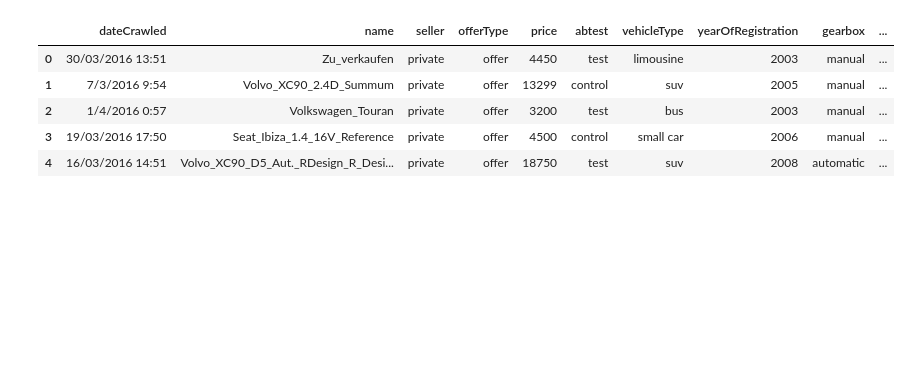
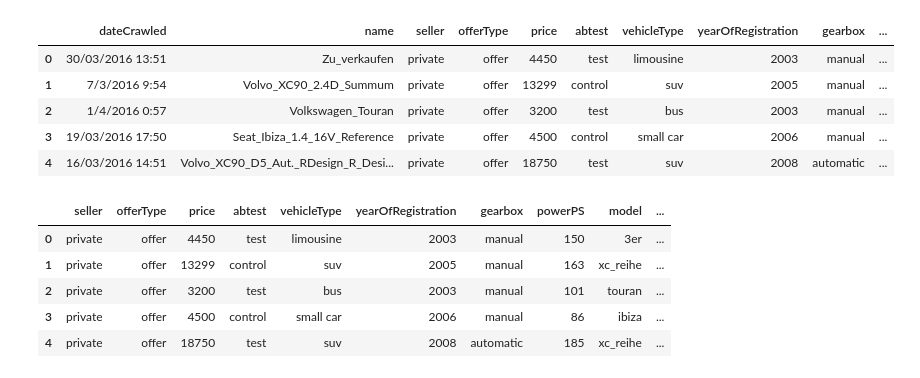
Before and after one commit to Shidhu348/T-N-T-Lab, a Jupyter notebook: Day9/lab12.ipynb, the cells around one changed output. Cells and saved outputs as stored; diff of their text form; code cells hidden in the pictures; blank space fills up the shorter version.

```diff
--- a/Day9/lab12.ipynb
+++ b/Day9/lab12.ipynb
@@ -18,3 +42,14 @@ df.head()
 | 2 | 1/4/2016 0:57 | Volkswagen_Touran | private | offer | 3200 | test | bus | 2003 | manual | ... |
 | 3 | 19/03/2016 17:50 | Seat_Ibiza_1.4_16V_Reference | private | offer | 4500 | control | small car | 2006 | manual | ... |
 | 4 | 16/03/2016 14:51 | Volvo_XC90_D5_Aut._RDesign_R_Desi... | private | offer | 18750 | test | suv | 2008 | automatic | ... |
+# %%
+cols = ['dateCrawled', 'name', 'dateCreated', 'lastSeen']
+df.drop(columns=cols, inplace=True)
+df.head()
+# %% [output]
+|  | seller | offerType | price | abtest | vehicleType | yearOfRegistration | gearbox | powerPS | model | ... |
+| 0 | private | offer | 4450 | test | limousine | 2003 | manual | 150 | 3er | ... |
+| 1 | private | offer | 13299 | control | suv | 2005 | manual | 163 | xc_reihe | ... |
+| 2 | private | offer | 3200 | test | bus | 2003 | manual | 101 | touran | ... |
+| 3 | private | offer | 4500 | control | small car | 2006 | manual | 86 | ibiza | ... |
+| 4 | private | offer | 18750 | test | suv | 2008 | automatic | 185 | xc_reihe | ... |
```
Also changed, not shown: parts of 24 cells of this notebook.
